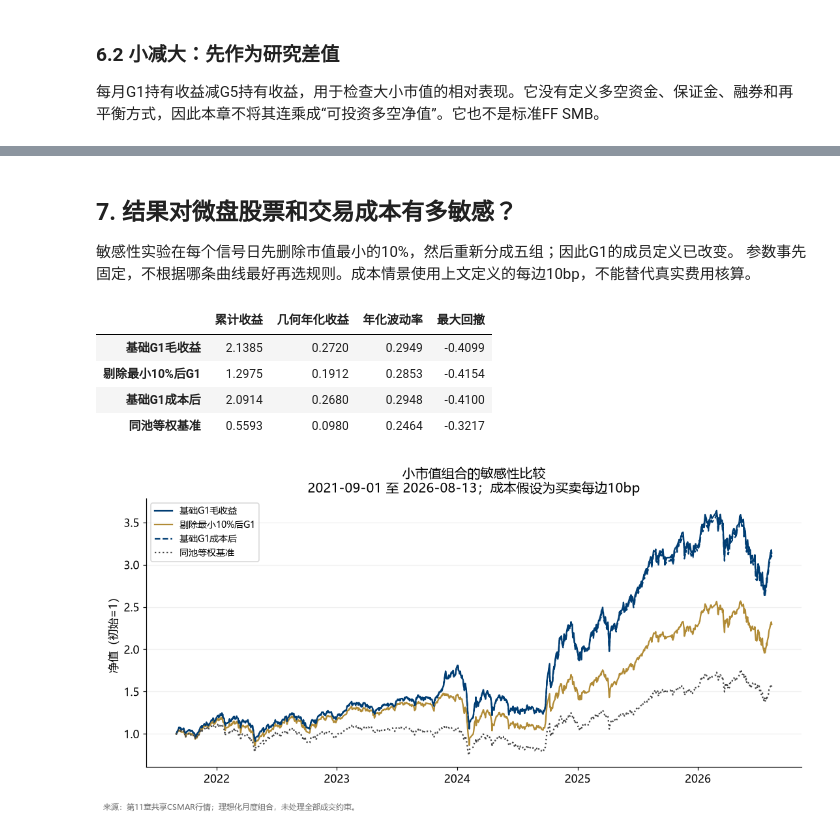
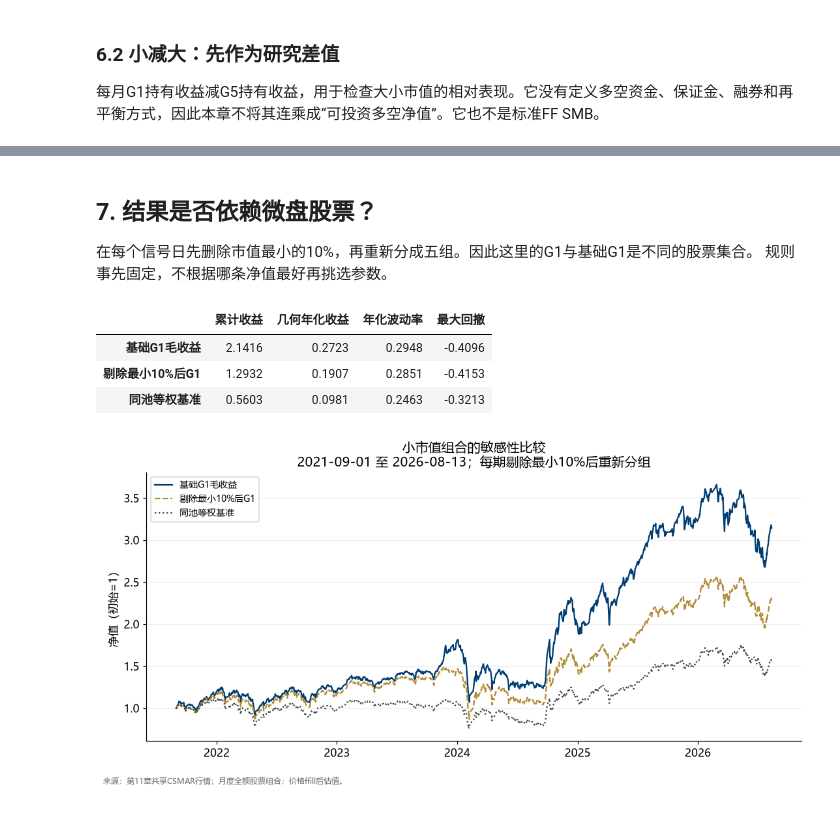
Before and after one commit to aiqfin/python-for-finance, a Jupyter notebook: Chapter12 - 横截面排序与股票组合/notebooks/12_横截面排序与股票组合.ipynb, the cells around one changed output, grey strips where cells are left out. Drawn from its saved outputs; the diff is of its cells as text; code cells hidden in the pictures.

```diff
--- a/Chapter12 - 横截面排序与股票组合/notebooks/12_横截面排序与股票组合.ipynb
+++ b/Chapter12 - 横截面排序与股票组合/notebooks/12_横截面排序与股票组合.ipynb
@@ -61,7 +60,7 @@ Python / pandas： 3.11.15 2.3.3
 真实交易日期从A股非填充、有成交记录中取得，节假日填充不能进入交易日历。
 # %%
 columns = ["Stkcd", "Trddt", "Markettype", "Trdsta", "Filling", "Dnshrtrd",
-           "Clsprc", "Dsmvtl2", "Dsmvosd", "Adjprcwd", "Dretwd", "LimitStatus"]
+           "Dsmvtl2", "Dsmvosd", "Adjprcwd"]
 raw = pd.read_parquet(SOURCE, columns=columns)
 raw["Stkcd"] = raw["Stkcd"].astype("string").str.zfill(6)
 source_rows = pq.ParquetFile(SOURCE).metadata.num_rows
@@ -76,7 +75,7 @@ profile = data.groupby(data.Trddt.dt.year).agg(
 profile["trading_dates"] = pd.Series(calendar.year).value_counts().sort_index()
 print(f"全包{len(raw):,}行；A股{len(data):,}行；{source_start.date()}至{source_end.date()}")
 display(profile)
-display(data[[SIZE, "Adjprcwd", "Dretwd"]].isna().sum().rename("缺失记录数").to_frame())
+display(data[[SIZE, "Adjprcwd"]].isna().sum().rename("缺失记录数").to_frame())
 del raw
 # %% [output]
 全包6,888,585行；A股6,778,694行；2021-08-16至2026-08-13
@@ -260,33 +242,21 @@ def target_weights(cross, execution, weighting):
 # %%
-# 在一个持有期内计算日收益及期末权重；初始股票权重固定，月内不主动恢复等权。
-def holding_path(weights, cash, execution, end):
-    # 包含建仓日作为净值1的起点，也包含本期末日；收益序列稍后去掉起点这一行。
+def holding_path(weights, execution, end):
+    # 包含建仓日作为净值1的起点；本期末日也归本期旧组合持有。
     dates = calendar[(calendar >= execution) & (calendar <= end)]
-    # 按行汇总各组合权重，只计算至少被一个组合持有的股票。
+    # 只计算被至少一个组合持有的股票；避免无持仓股票的缺失值参与矩阵乘法。
     selected = weights.index[weights.sum(axis=1).gt(0)]
-    # 每只股票的价格除以其建仓日价格，得到含红利价值倍数；pandas按股票列标签对齐。
+    # 按股票列标签对齐建仓价格，得到每只股票的含红利价值倍数。
     relative = prices.loc[dates, selected].div(prices.loc[execution, selected])
-    assert relative.notna().all().all()
-    # “日期×股票”乘“股票×组合”得到“日期×组合”净值，再按组合标签加上现金。
-    values = relative @ weights.loc[selected] + cash
+    # “日期×股票”乘“股票×组合”，得到“日期×组合”的价值路径。
+    values = relative @ weights.loc[selected]
     assert np.allclose(values.iloc[0], 1)
-    # pct_change按日期计算V_t/V_(t-1)-1；首行没有前期净值，去掉后从建仓次日计收益。
-    returns = values.pct_change(fill_method=None).iloc[1:]
-    end_weights = weights.mul(0)
-    # 初始权重×期末资产倍数=期末股票价值，再除以期末组合净值得到漂移后的权重。
-    # axis=0按股票行对齐资产倍数，axis=1按组合列对齐净值，避免把维度弄反。
-    end_weights.loc[selected] = weights.loc[selected].mul(relative.iloc[-1], axis=0).div(values.iloc[-1], axis=1)
-    # 现金金额不生息，但组合总价值变化，因此现金占比也随之变化。
-    end_cash = cash / values.iloc[-1]
-    # 将缺失实际观测记为1，乘初始权重，得到每日各组合缺失估值的初始权重占比。
-    # 使用observed而非已填充的prices；此指标不是按每日漂移权重计算的市值占比。
-    stale = (~observed.loc[dates[1:], selected].notna()).astype(float) @ weights.loc[selected]
-    return returns, end_weights, end_cash, stale
+    # 首行没有前期价值，删去后从建仓次日开始计算收益。
+    return values.pct_change(fill_method=None).iloc[1:]
 
-# 先单独跑首期，检查输出，并保留初始权重用于后面的独立收益核算。
+# 单独计算首期，便于观察结果并做逐股手算核对。
 first = schedule.iloc[0]
-w0, cash0, proposed0 = target_weights(example, first.execution_date, "EW")
-first_returns, first_end_weights, first_end_cash, first_stale = holding_path(w0, cash0, first.execution_date, first.holding_end)
+w0 = target_weights(example, "EW")
+first_returns = holding_path(w0, first.execution_date, first.holding_end)
 display(first_returns.head())
 # %% [output]
 |  | G1 | G2 | G3 | G4 | G5 | ALL |
@@ -428,7 +362,7 @@ STYLES = {"G1": "-", "G2": "--", "G3": "-.", "G4": ":", "G5": "-", "ALL": "--"}
 PERIOD = f"{ew['gross'].index[0]:%Y-%m-%d} 至 {ew['gross'].index[-1]:%Y-%m-%d}"
 
 def save_figure(fig, name):
-    fig.text(0.01, 0.01, "来源：第11章共享CSMAR行情；理想化月度组合，未处理全部成交约束。", fontsize=8, color="#666666")
+    fig.text(0.01, 0.01, "来源：第11章共享CSMAR行情；月度全额股票组合；价格ffill后估值。", fontsize=8, color="#666666")
     fig.tight_layout(rect=(0, 0.045, 1, 1))
     fig.savefig(FIGURES / f"{name}.png", dpi=180)
     fig.savefig(FIGURES / f"{name}.pdf")
@@ -491,28 +425,26 @@ save_figure(fig, "monthly_spread")
 # %% [markdown]
-## 7. 结果对微盘股票和交易成本有多敏感？
+## 7. 结果是否依赖微盘股票？
 
-敏感性实验在每个信号日先删除市值最小的10%，然后重新分成五组；因此G1的成员定义已改变。
-参数事先固定，不根据哪条曲线最好再选规则。成本情景使用上文定义的每边10bp，不能替代真实费用核算。
+在每个信号日先删除市值最小的10%，再重新分成五组。因此这里的G1与基础G1是不同的股票集合。
+规则事先固定，不根据哪条净值最好再挑选参数。
 # %%
 # 把同日期下的不同实验放在一起比较；剔除微盘后的G1与基础G1成员并不相同。
 comparison = pd.DataFrame({"基础G1毛收益": ew["gross"].G1,
                            "剔除最小10%后G1": trimmed["gross"].G1,
-                           "基础G1成本后": ew["net"].G1,
                            "同池等权基准": ew["gross"].ALL})
 sensitivity = performance(comparison)
 display(sensitivity.round(4))
 fig, ax = plt.subplots(figsize=(10, 5))
 for (name, series), color, style in zip(wealth_with_start(comparison).items(),
-        ["#003D73", "#B18B36", "#003D73", "#444444"], ["-", "-", "--", ":"]):
+        ["#003D73", "#B18B36", "#444444"], ["-", "--", ":"]):
     ax.plot(series.index, series, label=name, color=color, linestyle=style)
-ax.set(title=f"小市值组合的敏感性比较\n{PERIOD}；成本假设为买卖每边10bp", ylabel="净值（初始=1）")
+ax.set(title=f"小市值组合的敏感性比较\n{PERIOD}；每期剔除最小10%后重新分组", ylabel="净值（初始=1）")
 ax.legend(fontsize=9)
 ax.grid(axis="y", alpha=0.2)
 save_figure(fig, "sensitivity")
 # %% [output]
 |  | 累计收益 | 几何年化收益 | 年化波动率 | 最大回撤 |
-| 基础G1毛收益 | 2.1385 | 0.2720 | 0.2949 | -0.4099 |
-| 剔除最小10%后G1 | 1.2975 | 0.1912 | 0.2853 | -0.4154 |
-| 基础G1成本后 | 2.0914 | 0.2680 | 0.2948 | -0.4100 |
-| 同池等权基准 | 0.5593 | 0.0980 | 0.2464 | -0.3217 |
+| 基础G1毛收益 | 2.1416 | 0.2723 | 0.2948 | -0.4096 |
+| 剔除最小10%后G1 | 1.2932 | 0.1907 | 0.2851 | -0.4153 |
+| 同池等权基准 | 0.5603 | 0.0981 | 0.2463 | -0.3213 |
-[figure, old version]
+[figure, new version]
```
Also changed, not shown: parts of 28 cells of this notebook, 12 other files.
